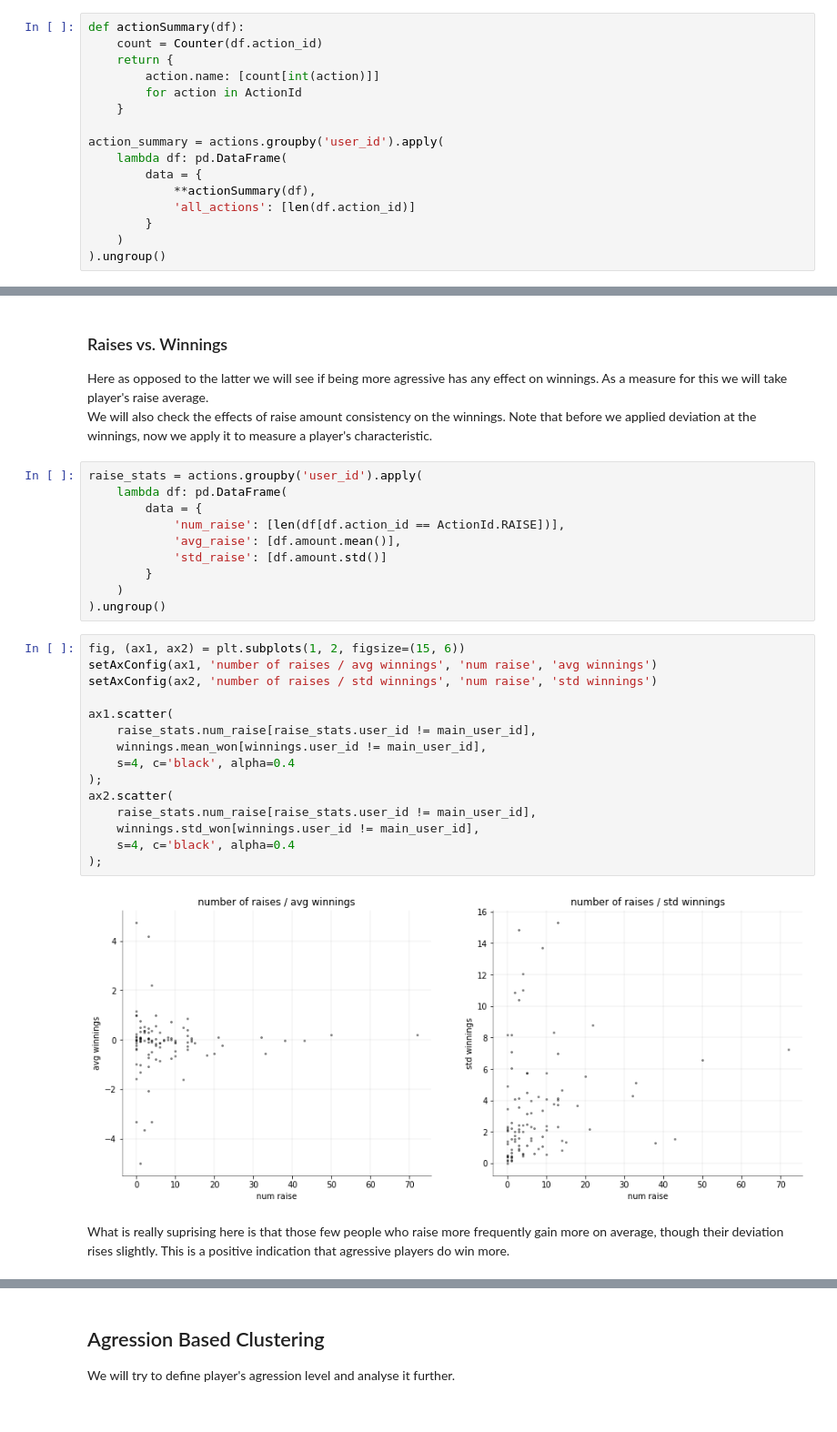
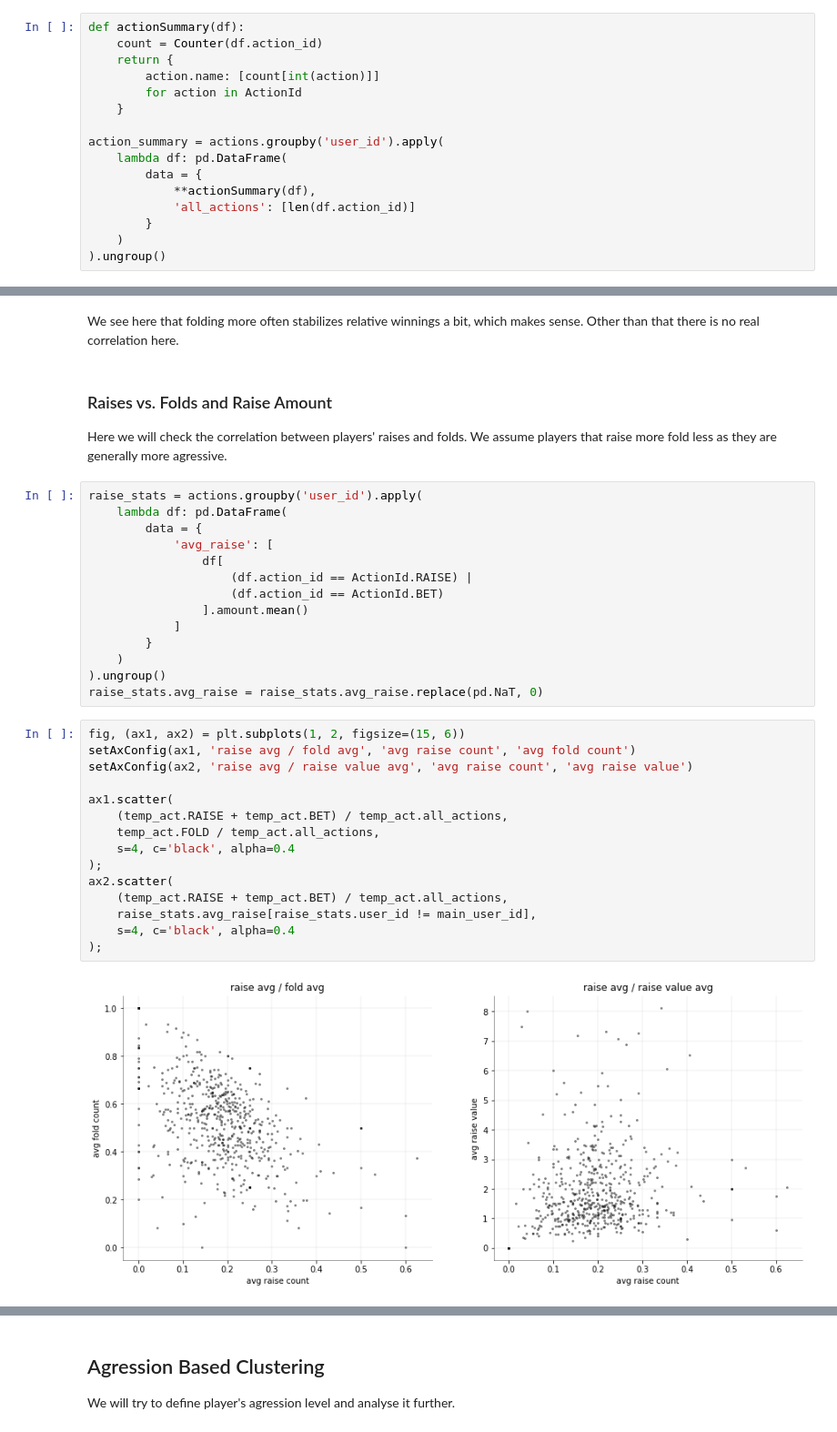
Before and after one commit to kuco23/PokerPlayerPatterns, a Jupyter notebook: notebook.ipynb, the cells around one changed output, grey strips where cells are left out. Shown: that part at 91% size. Drawn from its saved outputs; the diff is of its cells as text.

```diff
--- a/notebook.ipynb
+++ b/notebook.ipynb
@@ -120,34 +121,37 @@ We see that folding more slightly decreases deviation while the winnings aproxim
-# %% [markdown]
-### Raises vs. Winnings
-Here as opposed to the latter we will see if being more agressive has any effect on winnings.
-As a measure for this we will take player's raise average. <br />
-We will also check the effects of raise amount consistency on the winnings. Note that before we applied deviation at the winnings, now we apply it to measure a player's characteristic.
+# %% [markdown]
+We see here that folding more often stabilizes relative winnings a bit, which makes sense. Other than that there is no real correlation here.
+# %% [markdown]
+### Raises vs. Folds and Raise Amount
+Here we will check the correlation between players' raises and folds.
+We assume players that raise more fold less as they are generally more agressive.
 # %%
 raise_stats = actions.groupby('user_id').apply(
     lambda df: pd.DataFrame(
         data = {
-            'num_raise': [len(df[df.action_id == ActionId.RAISE])],
-            'avg_raise': [df.amount.mean()],
-            'std_raise': [df.amount.std()]
+            'avg_raise': [
+                df[
+                    (df.action_id == ActionId.RAISE) |
+                    (df.action_id == ActionId.BET)
+                ].amount.mean()
+            ]
         }
     )
 ).ungroup()
+raise_stats.avg_raise = raise_stats.avg_raise.replace(pd.NaT, 0)
-# %%
-fig, (ax1, ax2) = plt.subplots(1, 2, figsize=(15, 6))
-setAxConfig(ax1, 'number of raises / avg winnings', 'num raise', 'avg winnings')
-setAxConfig(ax2, 'number of raises / std winnings', 'num raise', 'std winnings')
-
-ax1.scatter(
-    raise_stats.num_raise[raise_stats.user_id != main_user_id],
-    winnings.mean_won[winnings.user_id != main_user_id],
-    s=4, c='black', alpha=0.4
-);
-ax2.scatter(
-    raise_stats.num_raise[raise_stats.user_id != main_user_id],
-    winnings.std_won[winnings.user_id != main_user_id],
-    s=4, c='black', alpha=0.4
-);
-# %% [output]
-[figure, removed]
-# %% [markdown]
-What is really suprising here is that those few people who raise more frequently gain more on average, though their deviation rises slightly. This is a positive indication that agressive players do win more.
+# %%
+fig, (ax1, ax2) = plt.subplots(1, 2, figsize=(15, 6))
+setAxConfig(ax1, 'raise avg / fold avg', 'avg raise count', 'avg fold count')
+setAxConfig(ax2, 'raise avg / raise value avg', 'avg raise count', 'avg raise value')
+
+ax1.scatter(
+    (temp_act.RAISE + temp_act.BET) / temp_act.all_actions,
+    temp_act.FOLD / temp_act.all_actions,
+    s=4, c='black', alpha=0.4
+);
+ax2.scatter(
+    (temp_act.RAISE + temp_act.BET) / temp_act.all_actions,
+    raise_stats.avg_raise[raise_stats.user_id != main_user_id],
+    s=4, c='black', alpha=0.4
+);
+# %% [output]
+[figure, added]
```
Also changed, not shown: parts of 18 cells of this notebook.
